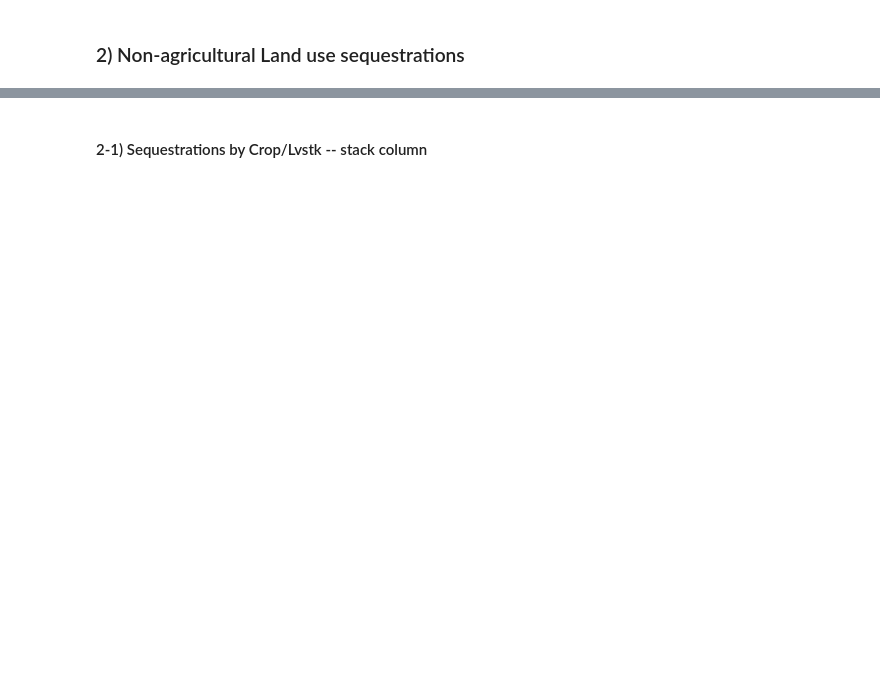
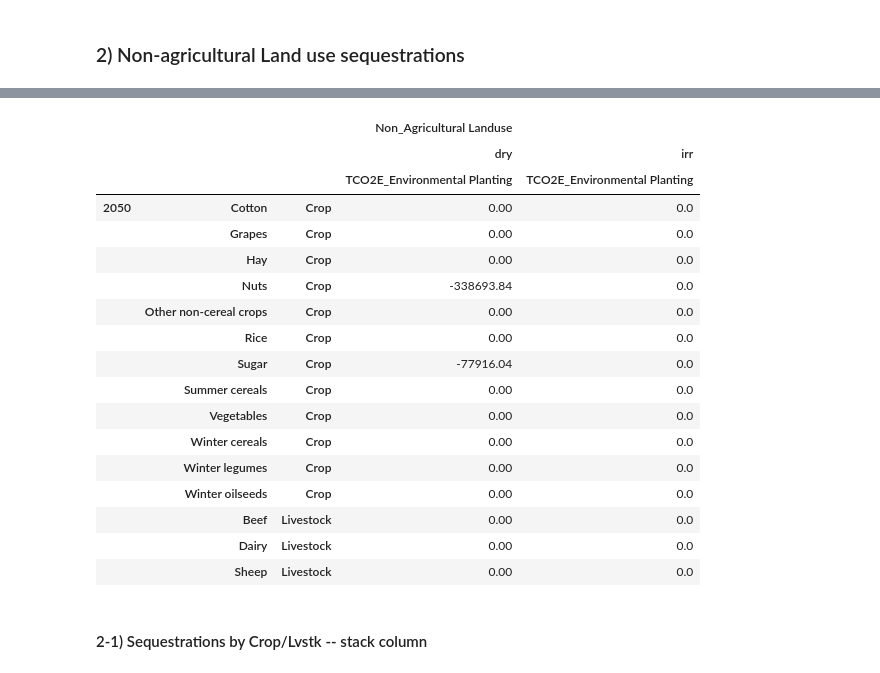
Before and after one commit to JinzhuWANG/VIS_LUTO, a Jupyter notebook: VIS_01_GHG.ipynb, the cells around one changed output, grey strips where cells are left out. Saved outputs shown, nothing was run; the diff lists cells and outputs as text; code cells hidden in the pictures; blank space fills up the shorter version.

```diff
--- a/VIS_01_GHG.ipynb
+++ b/VIS_01_GHG.ipynb
@@ -166,0 +153,3 @@ non_ag_lucc_GHG.GHG_df_long
+# %%
+GHG_files = GHG_files.query(f'base_name == "{GHG_type}"').reset_index(drop=True)
+GHG_files.head(3)
@@ -166,0 +203,12 @@ non_ag_lucc_GHG.GHG_df_long
+# %%
+csv = pd.read_csv(row['path'],index_col=0,header=[0,1,2]).drop('SUM',axis=1)
+# %%
+csv_crop = csv[[True if i in LU_CROPS else False for i in  csv.index]]
+csv_crop.index = pd.MultiIndex.from_product(([row['year']], csv_crop.index, ['Crop']))
+
+csv_lvstk = csv[[True if i in LU_lvstk else False for i in  csv.index]]
+csv_lvstk.index = pd.MultiIndex.from_tuples(tuple(csv_lvstk.index.str.split(' - ')))
+csv_lvstk = csv_lvstk.groupby(level=0).sum(numeric_only=True)
+csv_lvstk.index = pd.MultiIndex.from_product(([row['year']], csv_lvstk.index, ['Livestock']))
+
+csv = pd.concat([csv_crop,csv_lvstk],axis=0)
@@ -167,3 +237,24 @@ non_ag_lucc_GHG.GHG_df_long
+# %%
+csv
+# %% [output]
+|  |  |  | Non_Agricultural Landuse |  |
+|  |  |  | dry | irr |
+|  |  |  | TCO2E_Environmental Planting | TCO2E_Environmental Planting |
+| 2050 | Cotton | Crop | 0.00 | 0.0 |
+|  | Grapes | Crop | 0.00 | 0.0 |
+|  | Hay | Crop | 0.00 | 0.0 |
+|  | Nuts | Crop | -338693.84 | 0.0 |
+|  | Other non-cereal crops | Crop | 0.00 | 0.0 |
+|  | Rice | Crop | 0.00 | 0.0 |
+|  | Sugar | Crop | -77916.04 | 0.0 |
+|  | Summer cereals | Crop | 0.00 | 0.0 |
+|  | Vegetables | Crop | 0.00 | 0.0 |
+|  | Winter cereals | Crop | 0.00 | 0.0 |
+|  | Winter legumes | Crop | 0.00 | 0.0 |
+|  | Winter oilseeds | Crop | 0.00 | 0.0 |
+|  | Beef | Livestock | 0.00 | 0.0 |
+|  | Dairy | Livestock | 0.00 | 0.0 |
+|  | Sheep | Livestock | 0.00 | 0.0 |
 # %% [markdown]
 #### 2-1) Sequestrations by Crop/Lvstk -- stack column
 # %%
```
Also changed, not shown: parts of 5 cells of this notebook, 3 other files.
